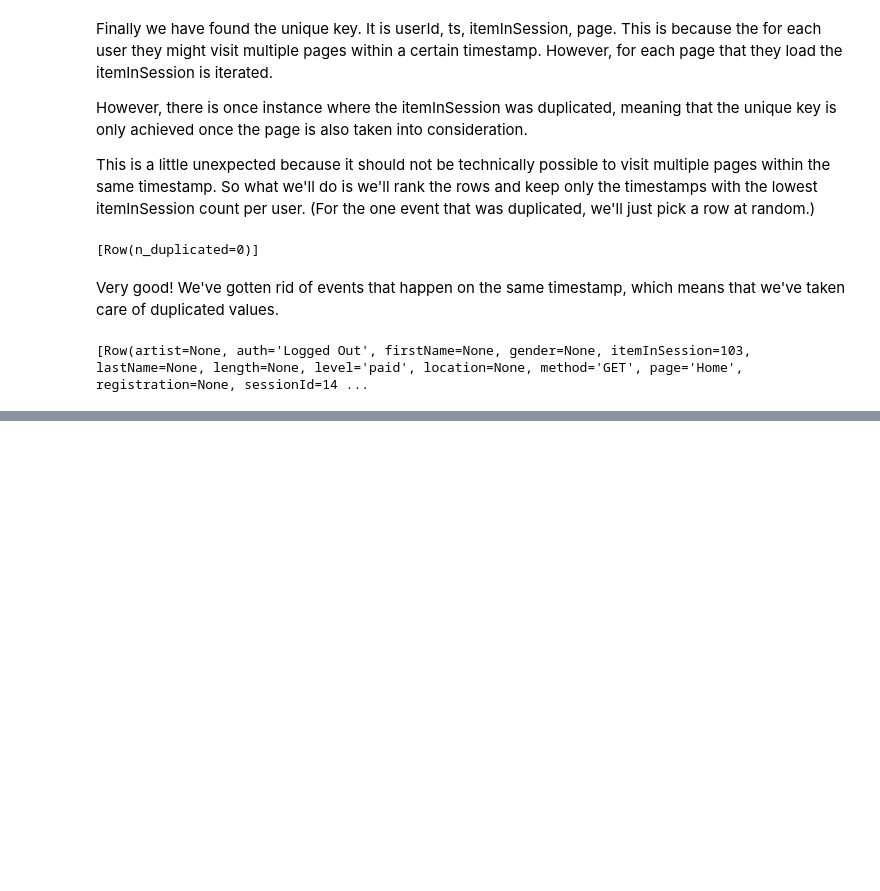
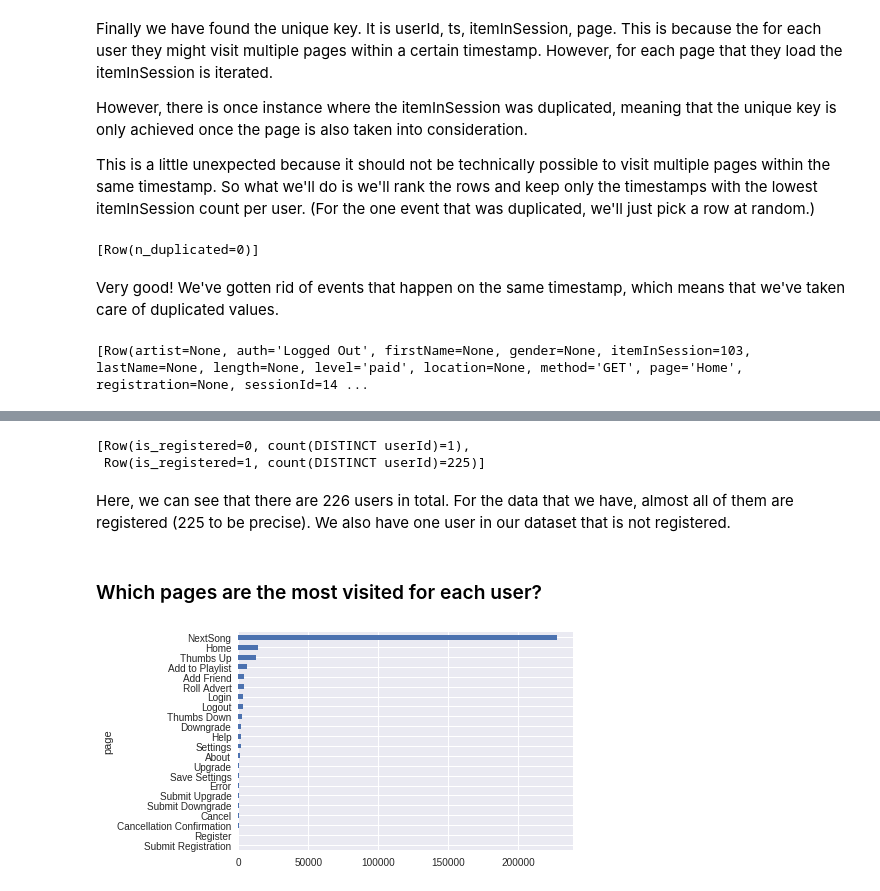
Before and after one commit to SThornewillvE/Udacity-DataScience-Nanodegree, a Jupyter notebook: 07_capstone_spark-ML_project/Sparkify.ipynb, the cells around one changed output, grey strips where cells are left out. Drawn from its saved outputs; the diff is of its cells as text; code cells hidden in the pictures; blank space fills up the shorter version.

```diff
--- a/07_capstone_spark-ML_project/Sparkify.ipynb
+++ b/07_capstone_spark-ML_project/Sparkify.ipynb
@@ -25,8 +25,16 @@ Below, packages required for this problem will are imported as well as other pre
 In this workspace, the mini-dataset file is `mini_sparkify_event_data.json`. Cleaning and analysis will be done on this smaller dataset before doing anything with the larger dataset.
 # %%
 # import libraries
+import pandas as pd
 from pyspark.sql import SparkSession
 from pyspark.sql.functions import udf, col
+
+from pyspark.ml.feature import VectorAssembler, Normalizer
+
+import matplotlib.pyplot as plt
+
+plt.style.use("seaborn")
+color_cycle = plt.rcParams['axes.prop_cycle'].by_key()['color']
 # %%
 # create a Spark session
 spark = SparkSession.builder.master("local").appName("Sparkify").getOrCreate()
@@ -268,0 +340,55 @@ Clean up your code, adding comments and renaming variables to make the code easi
+# %%
+spark.sql("""
+    SELECT CASE WHEN registration IS NULL THEN 0 ELSE 1 END AS is_registered,
+    COUNT(DISTINCT du.userId)
+    FROM df_unique AS du
+    GROUP BY 1
+    ORDER BY 1
+
+""").collect()
+# %% [output]
+[Row(is_registered=0, count(DISTINCT userId)=1),
+ Row(is_registered=1, count(DISTINCT userId)=225)]
+# %% [markdown]
+Here, we can see that there are 226 users in total. For the data that we have, almost all of them are registered (225 to be precise). We also have one user in our dataset that is not registered.
+# %% [markdown]
+### Which pages are the most visited for each user?
+# %%
+# Find non distinct visits
+response = spark.sql("""
+    SELECT page, COUNT(userId) AS counts
+    FROM df_unique
+    GROUP BY 1
+    ORDER BY 1 DESC
+""").collect()
+
+pages_non_distinct_view = [i.page for i in response]
+non_distinct_view = [i.counts for i in response]
+# %%
+# Find visits for distinct users
+response = spark.sql("""
+    WITH user_pages AS (
+        SELECT DISTINCT userId,
+                        page
+        FROM df_unique
+    )
+
+    SELECT page, COUNT(DISTINCT userId) AS counts
+    FROM user_pages
+    GROUP BY 1
+    ORDER BY 1 DESC
+""").collect()
+
+distinct_view = [i.counts for i in response]
+
+# Convert aggregated results to dataframe
+df_page_vists = pd.DataFrame(dict(page = pages_non_distinct_view,
+                                  distinct_view = distinct_view,
+                                  non_distinct_view = non_distinct_view))
+
+# Plot values from dataframe
+ax = df_page_vists.sort_values("non_distinct_view").set_index("page")["non_distinct_view"].plot(kind="barh",
+                                                                                                color=color_cycle[0])
+ax.plot();
+# %% [output]
+[figure, added]
```
Also changed, not shown: parts of 58 cells of this notebook.
